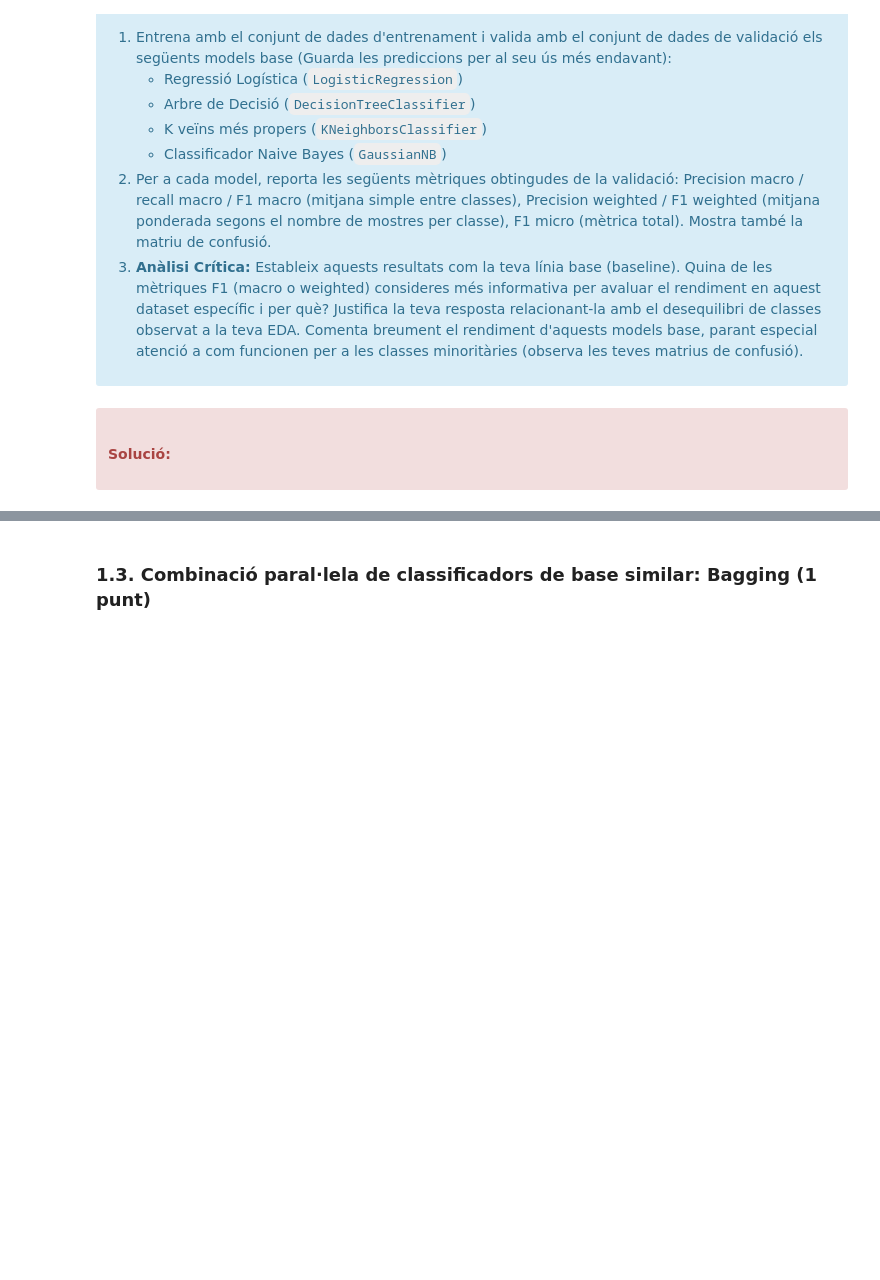
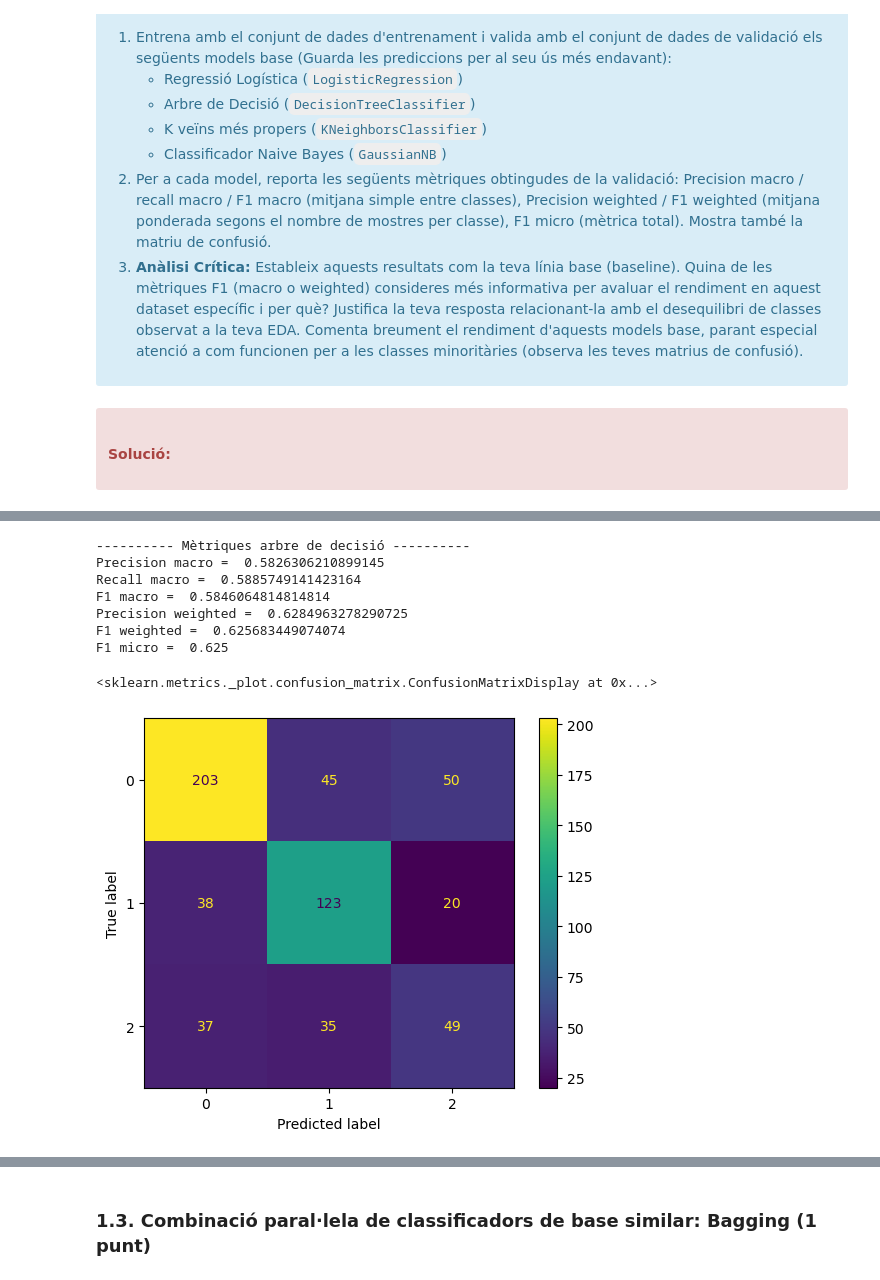
Before and after one commit to marc7666/PAC4-aprenentatge-automatic, a Jupyter notebook: M2_991_20242_PAC4_Enunciat.ipynb, the cells around one changed output, grey strips where cells are left out. Cells and saved outputs as stored; diff of their text form; code cells hidden in the pictures; blank space fills up the shorter version.

```diff
--- a/M2_991_20242_PAC4_Enunciat.ipynb
+++ b/M2_991_20242_PAC4_Enunciat.ipynb
@@ -489,0 +504,7 @@ Comenta dins d'aquesta cel·la la teva anàlisi crítica, fes servir tantes cel
+# %%
+# Arbre de decisió
+tree = DecisionTreeClassifier(random_state=42)
+tree.fit(X_train_balanced_no_outliers, y_train_balanced)
+tree_predictions = tree.predict(X_test_no_outliers)
+print("---------- Classificador d'arbre de decisió ----------")
+print(classification_report(y_test, tree_predictions))
@@ -489,0 +583,19 @@ Comenta dins d'aquesta cel·la la teva anàlisi crítica, fes servir tantes cel
+# %%
+print("---------- Mètriques arbre de decisió ----------")
+print(f"Precision macro = ", precision_score(y_test, tree_predictions, average="macro"))
+print(f"Recall macro = ", recall_score(y_test, tree_predictions, average="macro"))
+print(f"F1 macro = ", f1_score(y_test, tree_predictions, average="macro"))
+print(f"Precision weighted = ", precision_score(y_test, tree_predictions, average="weighted"))
+print(f"F1 weighted = ",f1_score(y_test, tree_predictions, average="weighted"))
+print(f"F1 micro = ", f1_score(y_test, tree_predictions, average="micro"))
+ConfusionMatrixDisplay.from_predictions(y_test, tree_predictions)
+# %% [output]
+---------- Mètriques arbre de decisió ----------
+Precision macro =  0.5826306210899145
+Recall macro =  0.5885749141423164
+F1 macro =  0.5846064814814814
+Precision weighted =  0.6284963278290725
+F1 weighted =  0.625683449074074
+F1 micro =  0.625
+<sklearn.metrics._plot.confusion_matrix.ConfusionMatrixDisplay at 0x...>
+[figure, added]
```
Also changed, not shown: parts of 24 cells of this notebook.
